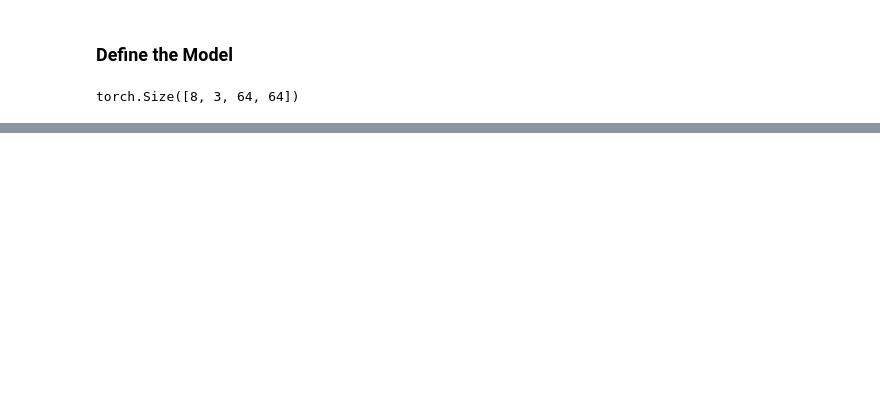
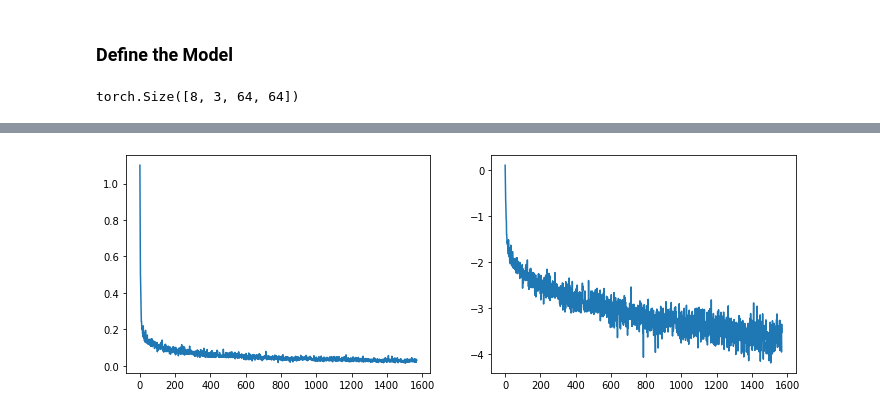
Before and after one commit to daspartho/bored-ape-diffusion, a Jupyter notebook: main.ipynb, the cells around one changed output, grey strips where cells are left out. Drawn from its saved outputs; the diff is of its cells as text; code cells hidden in the pictures; blank space fills up the shorter version.

Commit message:
training

```diff
--- a/main.ipynb
+++ b/main.ipynb
@@ -120,0 +124,34 @@ torch.Size([8, 3, 64, 64])
+# %%
+optimizer = torch.optim.AdamW(model.parameters(), lr=4e-4)
+
+losses = []
+
+for epoch in range(10):
+    for step, batch in enumerate(train_dataloader):
+        clean_images = batch["images"].to(device)
+        # Sample noise to add to the images
+        noise = torch.randn(clean_images.shape).to(clean_images.device)
+        bs = clean_images.shape[0]
+
+        # Sample a random timestep for each image
+        timesteps = torch.randint(
+            0, noise_scheduler.num_train_timesteps, (bs,), device=clean_images.device
+        ).long()
+
+        # Add noise to the clean images according to the noise magnitude at each timestep
+        noisy_images = noise_scheduler.add_noise(clean_images, noise, timesteps)
+
+        # Get the model prediction
+        noise_pred = model(noisy_images, timesteps, return_dict=False)[0]
+
+        # Calculate the loss
+        loss = F.mse_loss(noise_pred, noise)
+        loss.backward(loss)
+        losses.append(loss.item())
+
+        # Update the model parameters with the optimizer
+        optimizer.step()
+        optimizer.zero_grad()
+
+    loss_last_epoch = sum(losses[-len(train_dataloader) :]) / len(train_dataloader)
+    print(f"Epoch:{epoch+1}, loss: {loss_last_epoch}")
@@ -120,0 +169,7 @@ torch.Size([8, 3, 64, 64])
+# %%
+fig, axs = plt.subplots(1, 2, figsize=(12, 4))
+axs[0].plot(losses)
+axs[1].plot(np.log(losses))
+plt.show()
+# %% [output]
+[figure, added]
```
Also changed, not shown: parts of 6 cells of this notebook.
